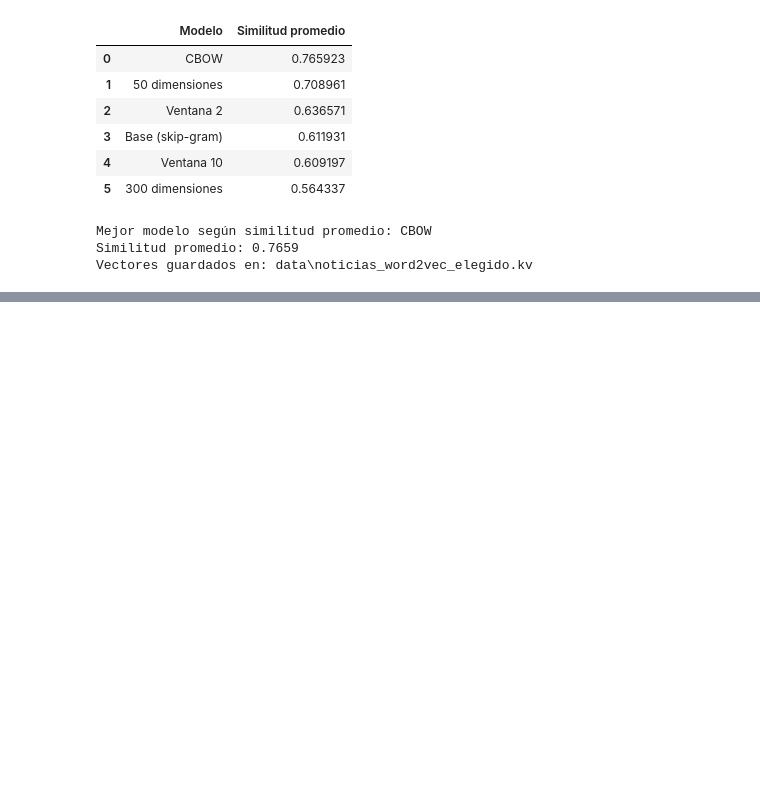
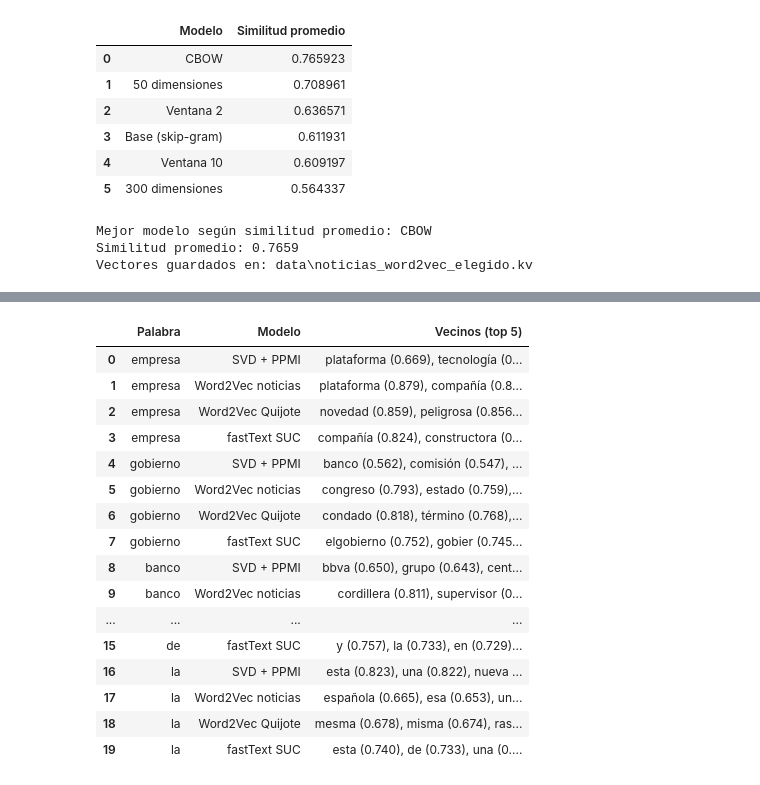
Before and after one commit to Antonio-3108/Natural-Language-Processing, a Jupyter notebook: Laboratorio 8/lab08.ipynb, the cells around one changed output, grey strips where cells are left out. Cells and saved outputs as stored; diff of their text form; code cells hidden in the pictures; blank space fills up the shorter version.

```diff
--- a/Laboratorio 8/lab08.ipynb
+++ b/Laboratorio 8/lab08.ipynb
@@ -649,0 +655,9 @@ Vectores guardados en: data\noticias_word2vec_elegido.kv
+# %%
+modelos_5 = {
+    'SVD + PPMI': kv_svd,
+    'Word2Vec noticias': modelo_elegido.wv,
+    'Word2Vec Quijote': modelo_quijote.wv,
+    'fastText SUC': suc,
+}
+
+print('Modelos:', ', '.join(modelos_5.keys()))
@@ -649,0 +712,36 @@ Vectores guardados en: data\noticias_word2vec_elegido.kv
+# %%
+preferidas_5 = ['empresa', 'gobierno', 'mercado', 'banco', 'tecnología']
+comunes_5 = set.intersection(*(set(kv.key_to_index) for kv in modelos_5.values()))
+palabras_5 = [p for p in preferidas_5 if p in comunes_5]
+palabras_5 += [p for p, _ in frecuencias_noticias.most_common() if p in comunes_5 and p not in palabras_5][:5-len(palabras_5)]
+
+filas_vecinos = []
+for palabra in palabras_5:
+    for nombre, kv in modelos_5.items():
+        vecinos = kv.most_similar(palabra, topn=5)
+        filas_vecinos.append({
+            'Palabra': palabra,
+            'Modelo': nombre,
+            'Vecinos (top 5)': ', '.join(f'{w} ({s:.3f})' for w, s in vecinos)
+        })
+
+tabla_vecinos = pd.DataFrame(filas_vecinos)
+display(tabla_vecinos)
+# %% [output]
+|  | Palabra | Modelo | Vecinos (top 5) |
+| 0 | empresa | SVD + PPMI | plataforma (0.669), tecnología (0... |
+| 1 | empresa | Word2Vec noticias | plataforma (0.879), compañía (0.8... |
+| 2 | empresa | Word2Vec Quijote | novedad (0.859), peligrosa (0.856... |
+| 3 | empresa | fastText SUC | compañía (0.824), constructora (0... |
+| 4 | gobierno | SVD + PPMI | banco (0.562), comisión (0.547), ... |
+| 5 | gobierno | Word2Vec noticias | congreso (0.793), estado (0.759),... |
+| 6 | gobierno | Word2Vec Quijote | condado (0.818), término (0.768),... |
+| 7 | gobierno | fastText SUC | elgobierno (0.752), gobier (0.745... |
+| 8 | banco | SVD + PPMI | bbva (0.650), grupo (0.643), cent... |
+| 9 | banco | Word2Vec noticias | cordillera (0.811), supervisor (0... |
+| ... | ... | ... | ... |
+| 15 | de | fastText SUC | y (0.757), la (0.733), en (0.729)... |
+| 16 | la | SVD + PPMI | esta (0.823), una (0.822), nueva ... |
+| 17 | la | Word2Vec noticias | española (0.665), esa (0.653), un... |
+| 18 | la | Word2Vec Quijote | mesma (0.678), misma (0.674), ras... |
+| 19 | la | fastText SUC | esta (0.740), de (0.733), una (0.... |
```
Also changed, not shown: parts of 16 cells of this notebook, 2 other files.
